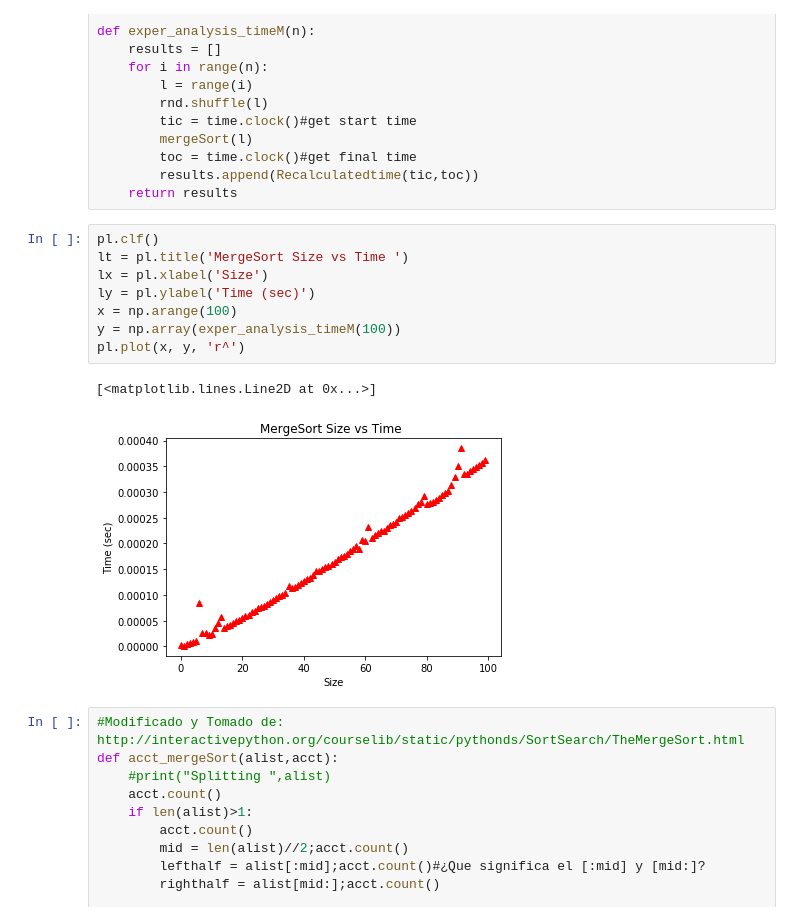
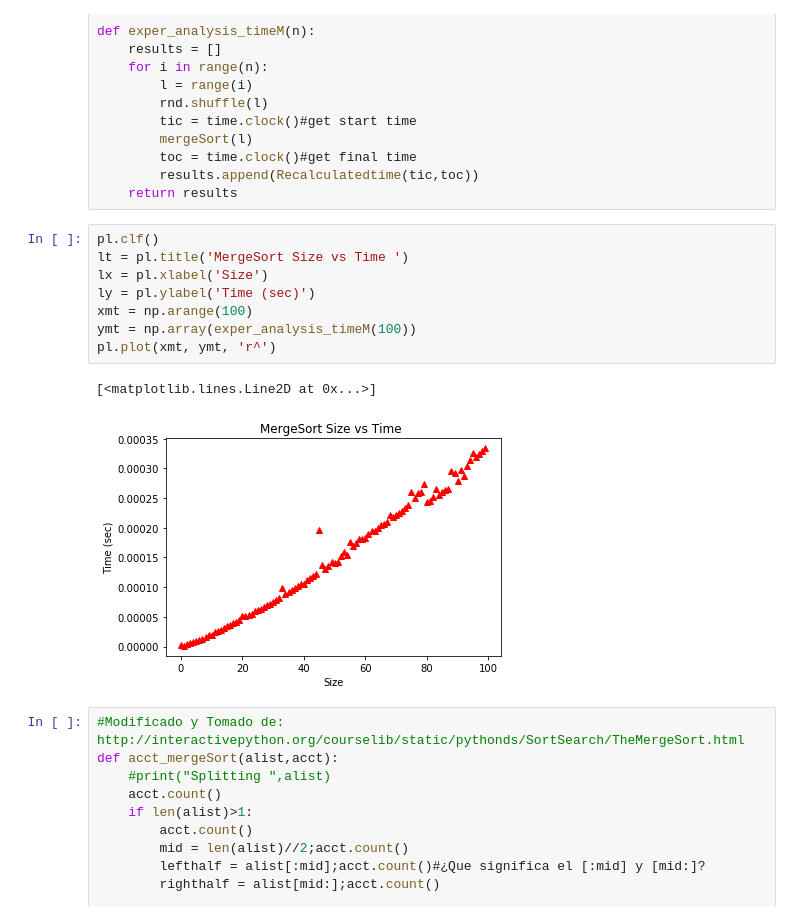
Before and after one commit to DanteCely/AnalisisAlgoritmos, a Jupyter notebook: Taller1.ipynb, the cells around one changed output. Cells and saved outputs as stored; diff of their text form.

```diff
--- a/Taller1.ipynb
+++ b/Taller1.ipynb
@@ -293,14 +293,14 @@ def exper_analysis_timeM(n):
 # %%
 pl.clf()
 lt = pl.title('MergeSort Size vs Time ')
 lx = pl.xlabel('Size')
 ly = pl.ylabel('Time (sec)')
-x = np.arange(100)
-y = np.array(exper_analysis_timeM(100))
-pl.plot(x, y, 'r^')
+xmt = np.arange(100)
+ymt = np.array(exper_analysis_timeM(100))
+pl.plot(xmt, ymt, 'r^')
 # %% [output]
 [<matplotlib.lines.Line2D at 0x...>]
-[figure, old version]
+[figure, new version]
 # %%
 #Modificado y Tomado de: http://interactivepython.org/courselib/static/pythonds/SortSearch/TheMergeSort.html
 def acct_mergeSort(alist,acct):
```
Also changed, not shown: parts of 22 cells of this notebook.
